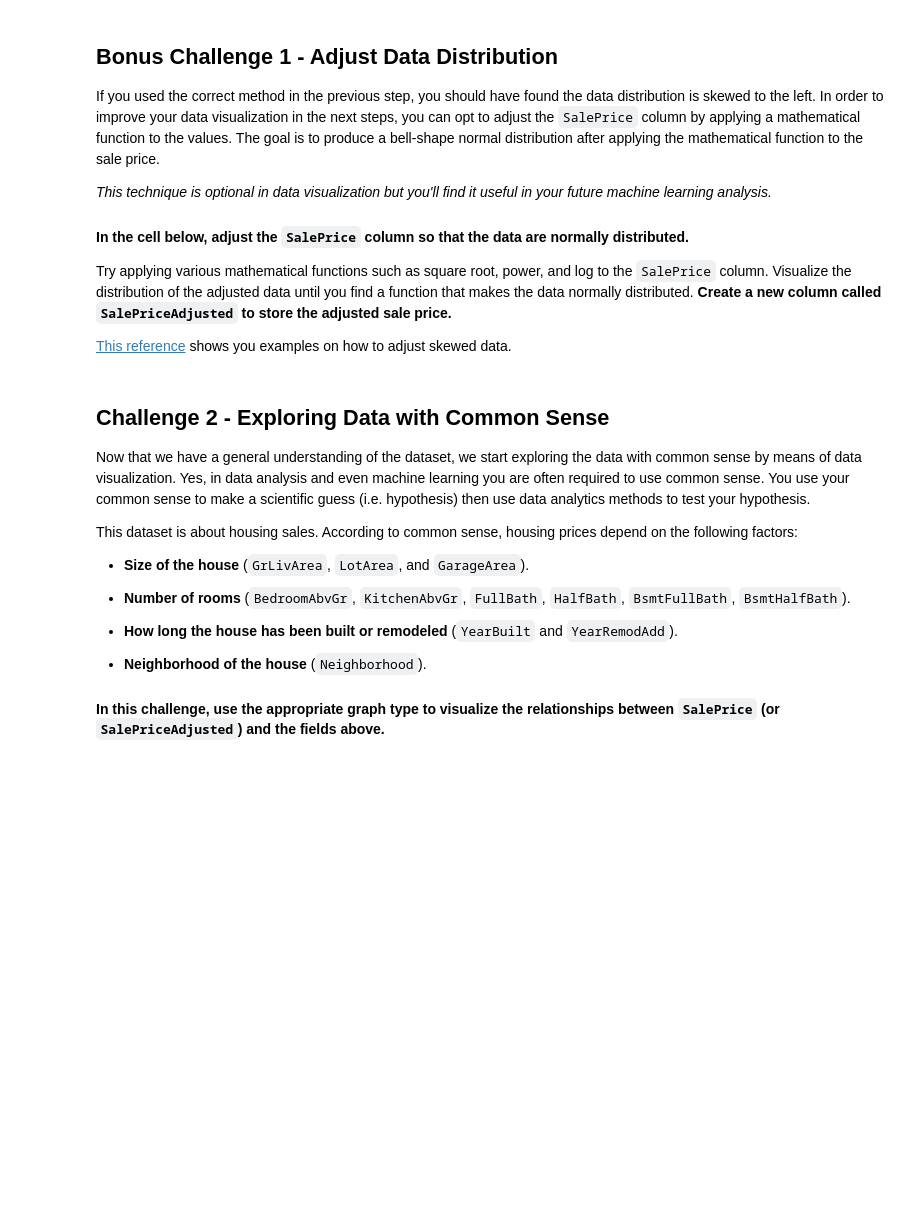
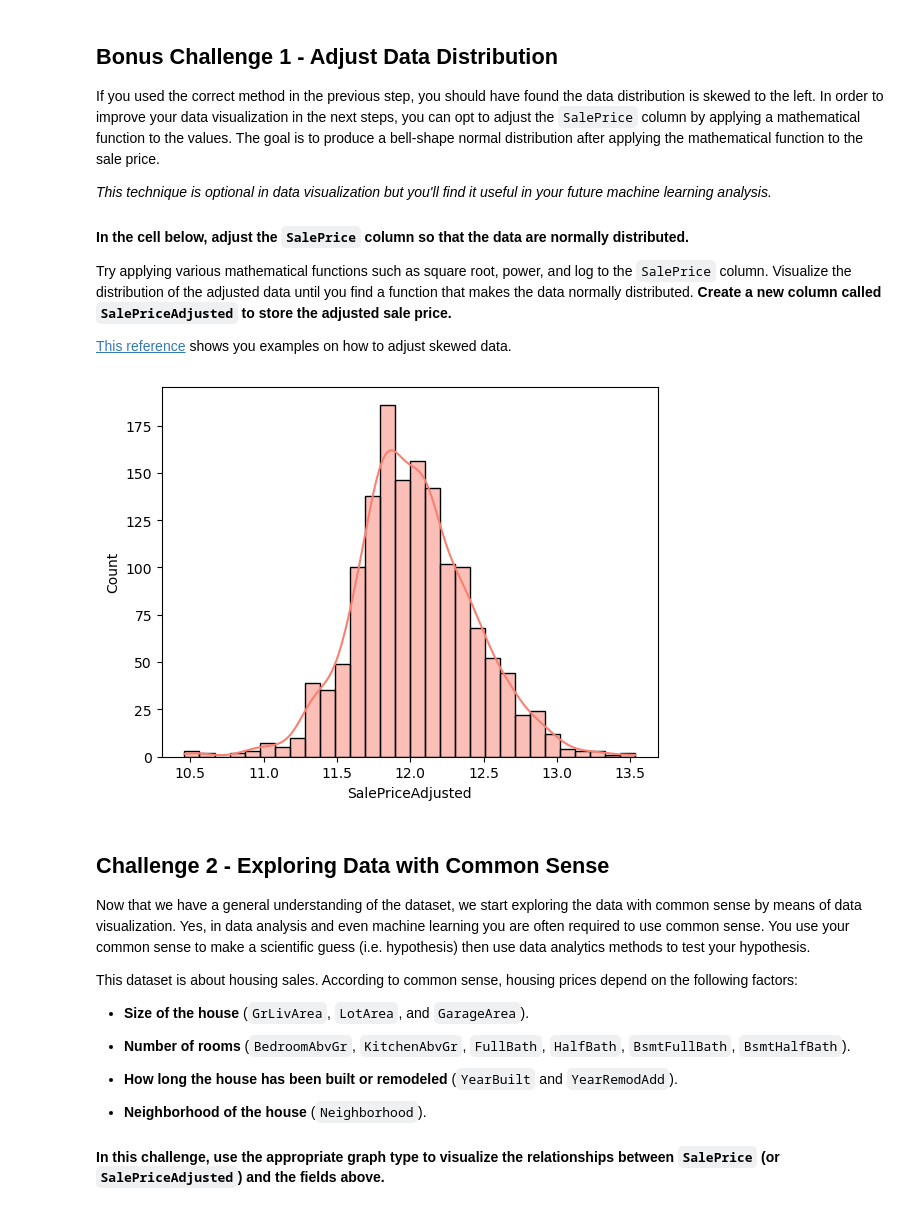
Before and after one commit to TebasMartinez/lab-storytelling-data-visualization, a Jupyter notebook: your-code/main.ipynb, the cells around one changed output. Cells and saved outputs as stored; diff of their text form; code cells hidden in the pictures; blank space fills up the shorter version.

```diff
--- a/your-code/main.ipynb
+++ b/your-code/main.ipynb
@@ -96,3 +94,11 @@ Try applying various mathematical functions such as square root, power, and log
+# %%
+import math
+df['SalePriceAdjusted'] = np.log(df['SalePrice'])
+# %%
+sns.histplot(df['SalePriceAdjusted'], kde=True, bins=30, color="salmon")
+plt.show();
+# %% [output]
+[figure, added]
 # %% [markdown]
 ## Challenge 2 - Exploring Data with Common Sense
 
```
Also changed, not shown: parts of 11 cells of this notebook.
